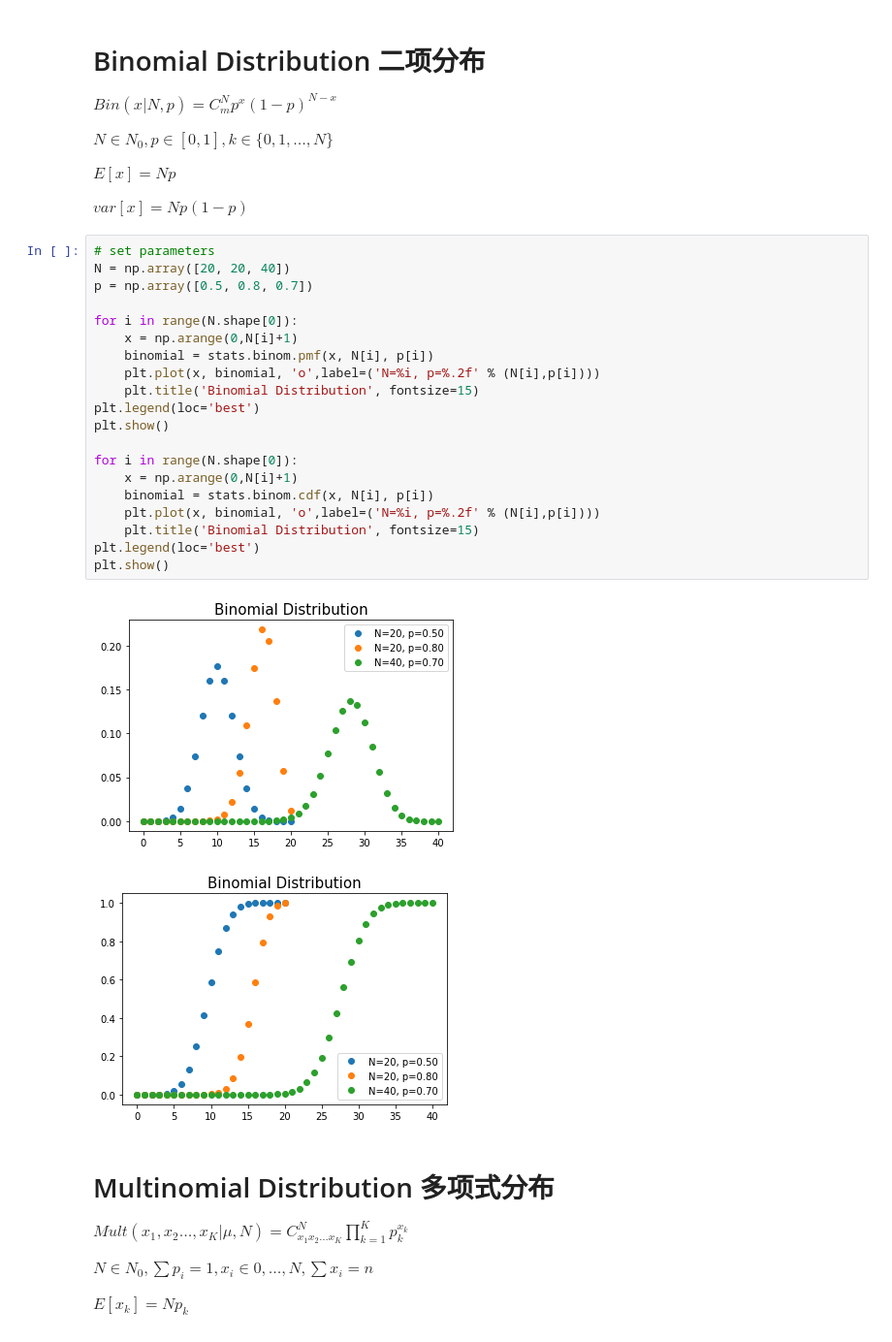
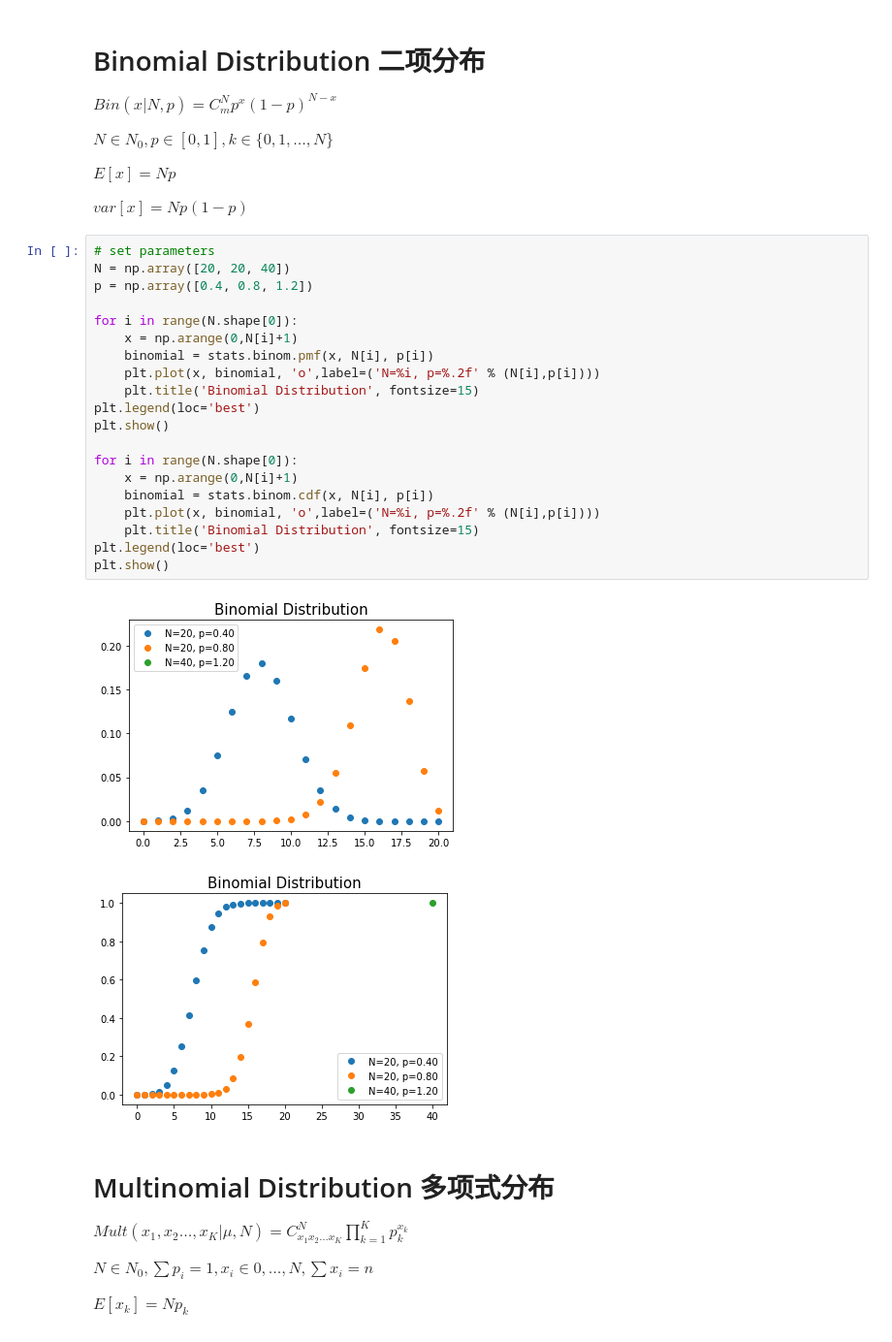
Before and after one commit to lwm20002000/Summer-School, a Jupyter notebook: Probability_Distribution.ipynb, the cells around one changed output. Shown at 97% size. Cells and saved outputs as stored; diff of their text form.

```diff
--- a/Probability_Distribution.ipynb
+++ b/Probability_Distribution.ipynb
@@ -44,26 +44,26 @@ $var[x] = Np(1-p)$
 # %%
 # set parameters
 N = np.array([20, 20, 40])
-p = np.array([0.5, 0.8, 0.7])
+p = np.array([0.4, 0.8, 1.2])
 
 for i in range(N.shape[0]):
     x = np.arange(0,N[i]+1)
     binomial = stats.binom.pmf(x, N[i], p[i])
     plt.plot(x, binomial, 'o',label=('N=%i, p=%.2f' % (N[i],p[i])))
     plt.title('Binomial Distribution', fontsize=15)
 plt.legend(loc='best')
 plt.show()
 
 for i in range(N.shape[0]):
     x = np.arange(0,N[i]+1)
     binomial = stats.binom.cdf(x, N[i], p[i])
     plt.plot(x, binomial, 'o',label=('N=%i, p=%.2f' % (N[i],p[i])))
     plt.title('Binomial Distribution', fontsize=15)
 plt.legend(loc='best')
 plt.show()
 # %% [output]
-[figure, old version]
+[figure, new version]
-[figure, old version]
+[figure, new version]
 # %% [markdown]
 # Multinomial Distribution 多项式分布
 <script type="text/javascript" src="http://cdn.mathjax.org/mathjax/latest/MathJax.js?config=default"></script>
```
Also changed, not shown: parts of 1 cell of this notebook.
